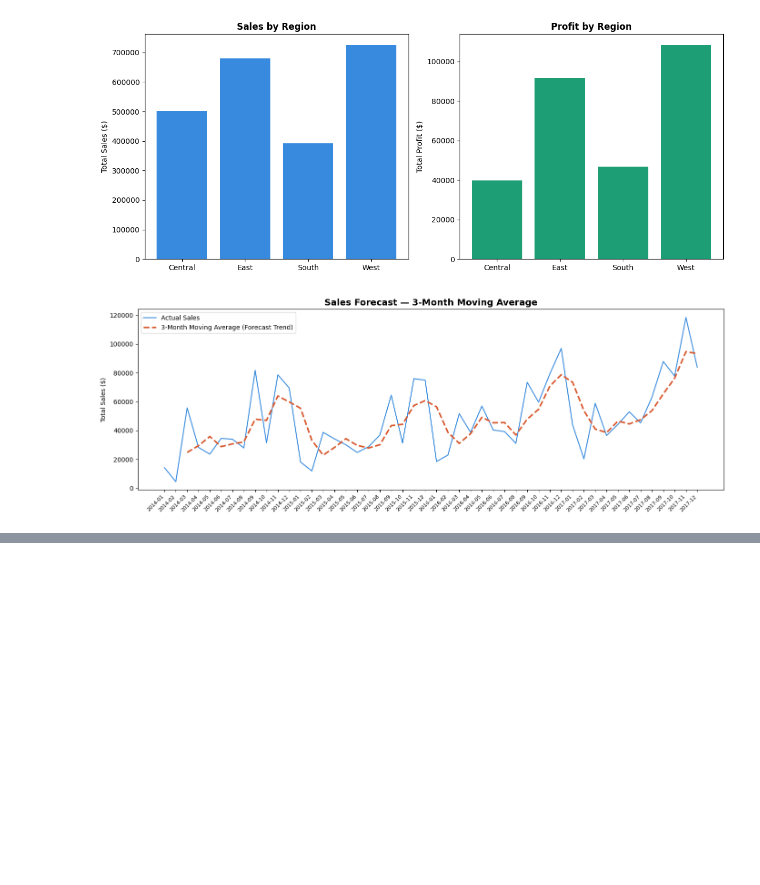
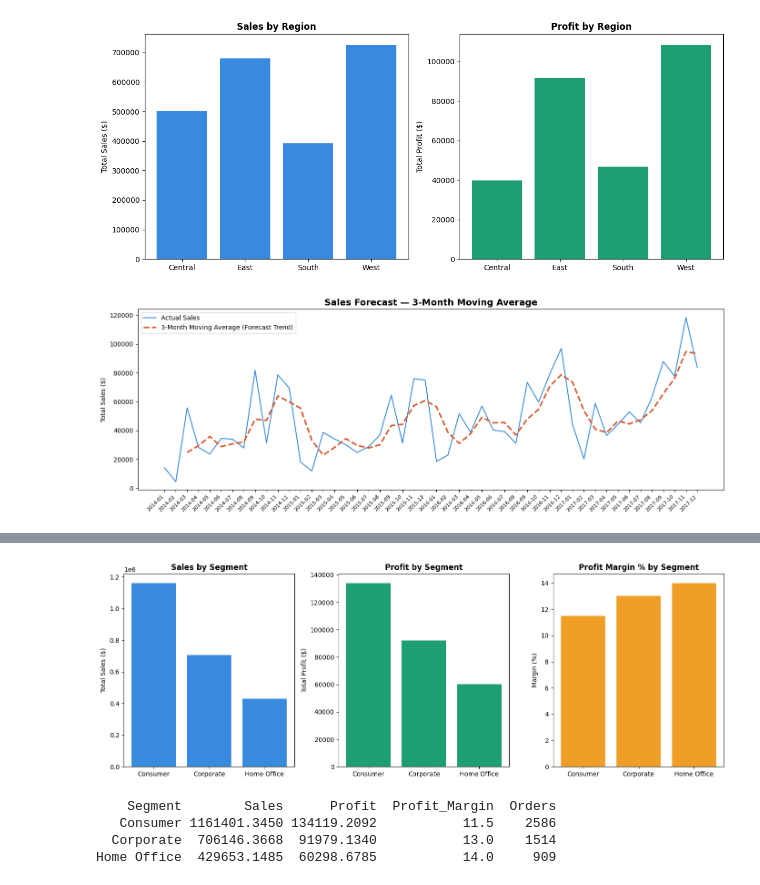
Before and after one commit to Tanishka-co/FMCG-Sales-Analysis, a Jupyter notebook: analysis.ipynb, the cells around one changed output, grey strips where cells are left out. Cells and saved outputs as stored; diff of their text form; code cells hidden in the pictures; blank space fills up the shorter version.

```diff
--- a/analysis.ipynb
+++ b/analysis.ipynb
@@ -98,0 +207,38 @@ plt.show()
+# %%
+# ── ANALYSIS 7: CUSTOMER SEGMENT BREAKDOWN ────────────────
+# Compare Consumer, Corporate, Home Office on sales, profit and margin
+
+
+segment = df.groupby('Segment').agg(
+    Sales=('Sales', 'sum'),
+    Profit=('Profit', 'sum'),
+    Orders=('Order ID', 'nunique')          # count unique orders per segment
+).reset_index()
+
+# Profit margin tells us which segment is most EFFICIENT, not just biggest
+segment['Profit_Margin'] = (segment['Profit'] / segment['Sales'] * 100).round(1)
+
+fig, axes = plt.subplots(1, 3, figsize=(14, 5))
+
+axes[0].bar(segment['Segment'], segment['Sales'], color='#378ADD')
+axes[0].set_title('Sales by Segment', fontweight='bold')
+axes[0].set_ylabel('Total Sales ($)')
+
+axes[1].bar(segment['Segment'], segment['Profit'], color='#1D9E75')
+axes[1].set_title('Profit by Segment', fontweight='bold')
+axes[1].set_ylabel('Total Profit ($)')
+
+axes[2].bar(segment['Segment'], segment['Profit_Margin'], color='#EF9F27')
+axes[2].set_title('Profit Margin % by Segment', fontweight='bold')
+axes[2].set_ylabel('Margin (%)')
+
+plt.tight_layout()
+plt.savefig('customer_segments.png', dpi=150)
+plt.show()
+print(segment[['Segment', 'Sales', 'Profit', 'Profit_Margin', 'Orders']].to_string(index=False))
+# %% [output]
+[figure, added]
+    Segment        Sales      Profit  Profit_Margin  Orders
+   Consumer 1161401.3450 134119.2092           11.5    2586
+  Corporate  706146.3668  91979.1340           13.0    1514
+Home Office  429653.1485  60298.6785           14.0     909
```
Also changed, not shown: parts of 8 cells of this notebook, 3 other files.
